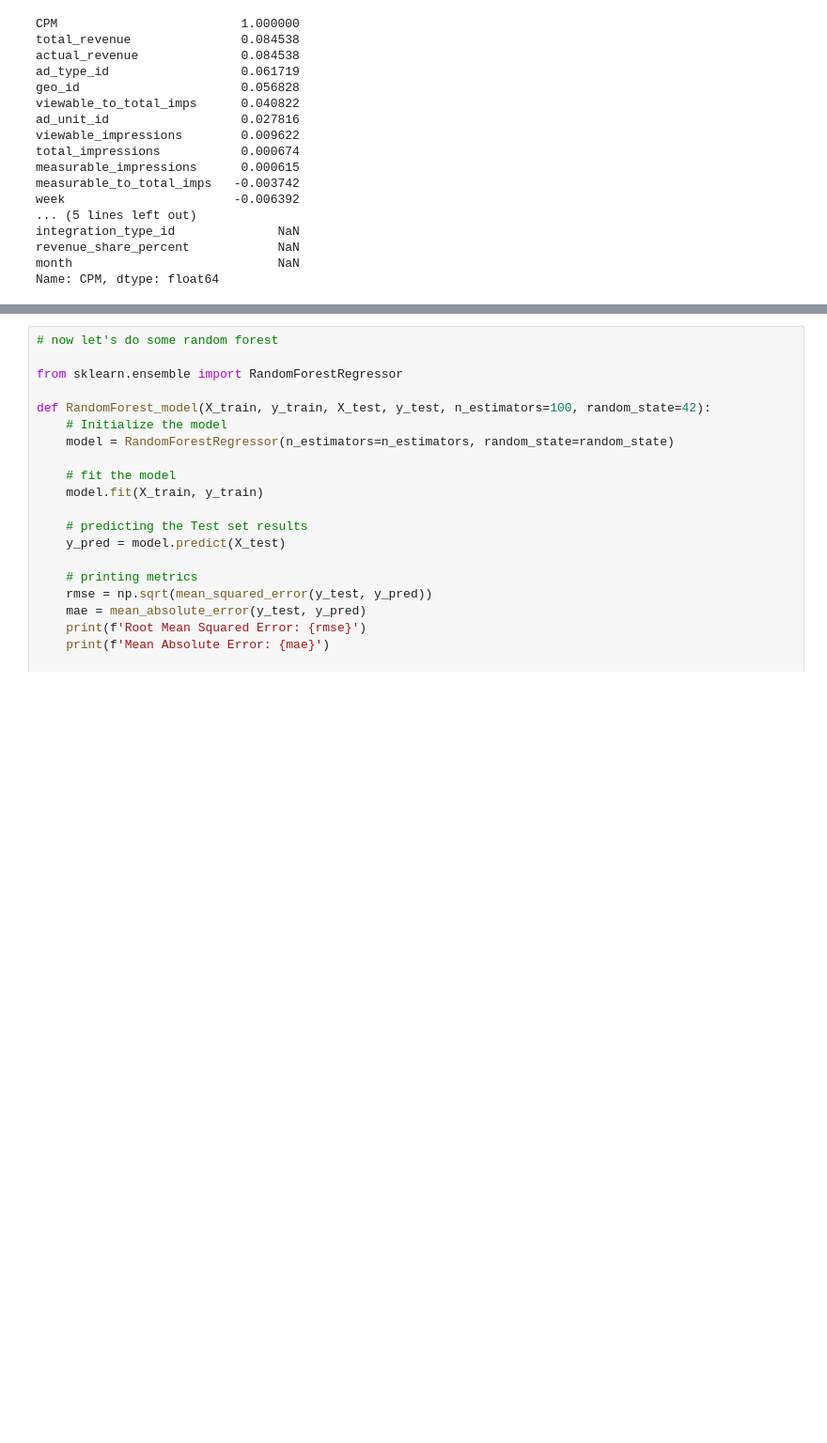
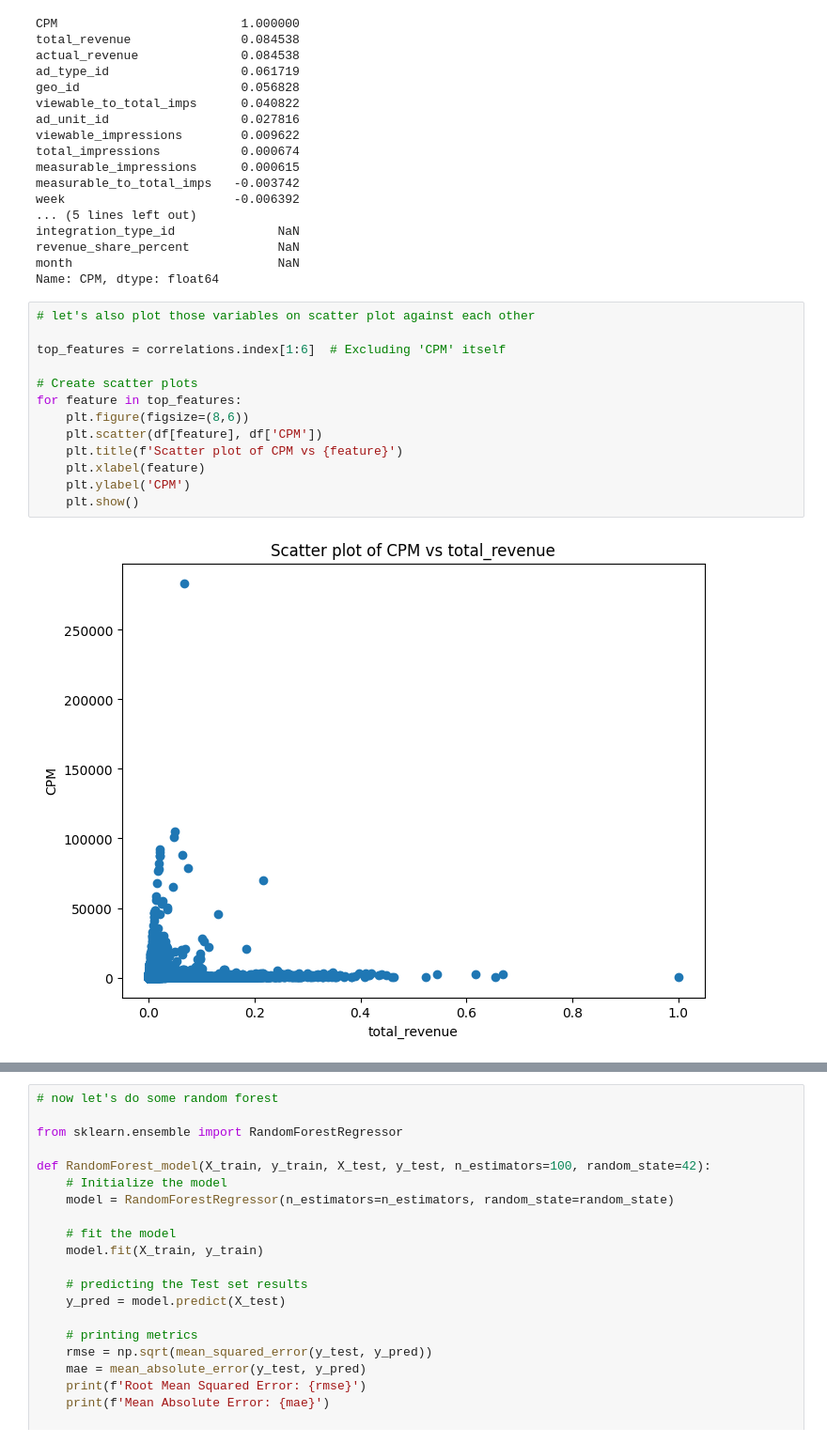
Before and after one commit to SebsKk/Bidding-CPM-Prediction, a Jupyter notebook: Model_experimenting.ipynb, the cells around one changed output, grey strips where cells are left out. Shown at 94% size. Drawn from its saved outputs; the diff is of its cells as text; blank space fills up the shorter version.

```diff
--- a/Model_experimenting.ipynb
+++ b/Model_experimenting.ipynb
@@ -93,3 +93,18 @@ integration_type_id              NaN
 revenue_share_percent            NaN
 month                            NaN
 Name: CPM, dtype: float64
+# %%
+# let's also plot those variables on scatter plot against each other
+
+top_features = correlations.index[1:6]  # Excluding 'CPM' itself
+
+# Create scatter plots
+for feature in top_features:
+    plt.figure(figsize=(8,6))
+    plt.scatter(df[feature], df['CPM'])
+    plt.title(f'Scatter plot of CPM vs {feature}')
+    plt.xlabel(feature)
+    plt.ylabel('CPM')
+    plt.show()
+# %% [output]
+[figure, added]
```
Also changed, not shown: parts of 7 cells of this notebook.
